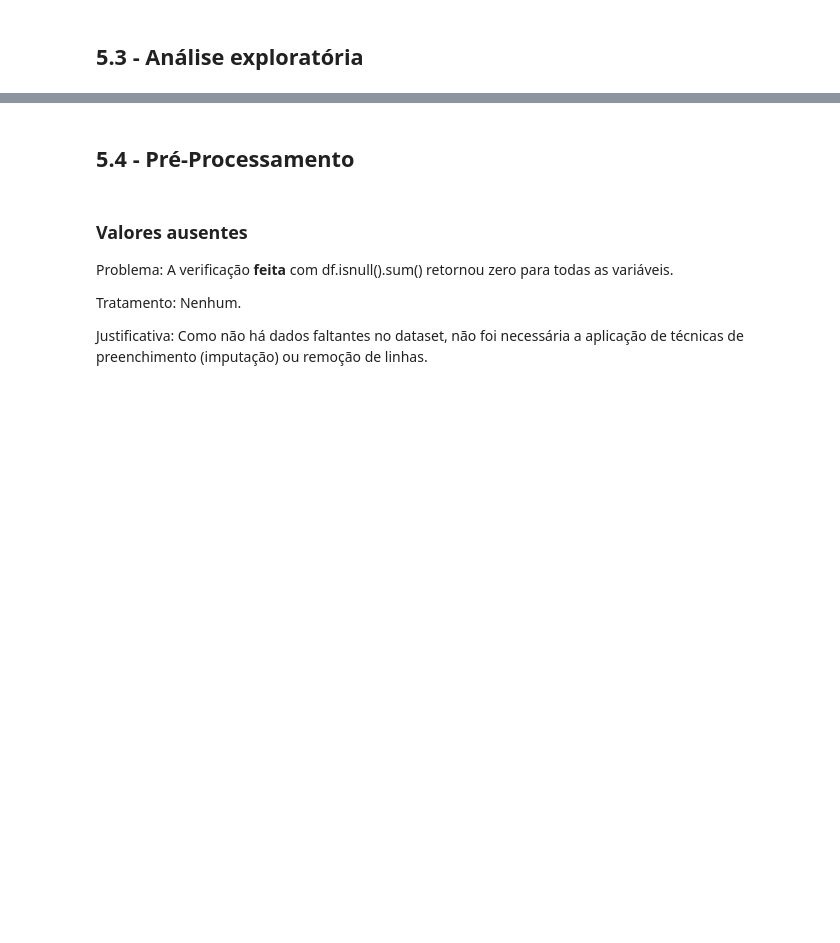
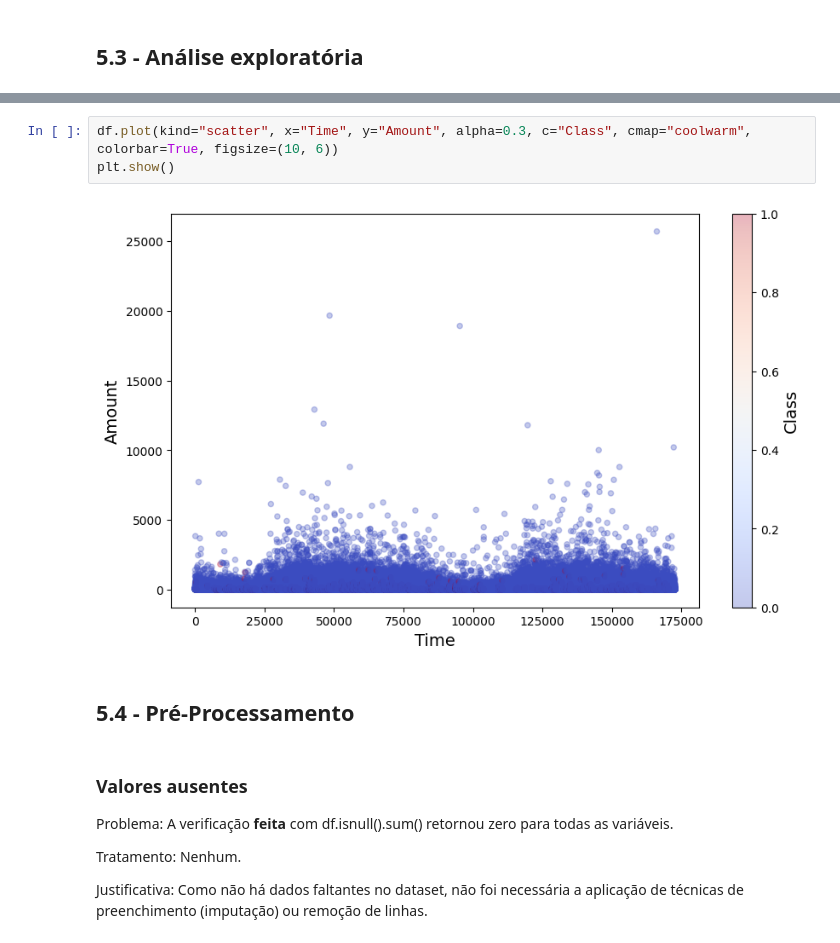
Before and after one commit to raissabac/FIA---Deteccao-de-fraude-em-cartao-de-credito, a Jupyter notebook: main.ipynb, the cells around one changed output, grey strips where cells are left out. Cells and saved outputs as stored; diff of their text form; blank space fills up the shorter version.

```diff
--- a/main.ipynb
+++ b/main.ipynb
@@ -237,3 +254,8 @@ display(tabela_dispersao)
+# %%
+df.plot(kind="scatter", x="Time", y="Amount", alpha=0.3, c="Class", cmap="coolwarm", colorbar=True, figsize=(10, 6))
+plt.show()
+# %% [output]
+[figure, added]
 # %% [markdown]
 ## 5.4 - Pré-Processamento
 # %% [markdown]
```
Also changed, not shown: parts of 10 cells of this notebook, 2 other files.
